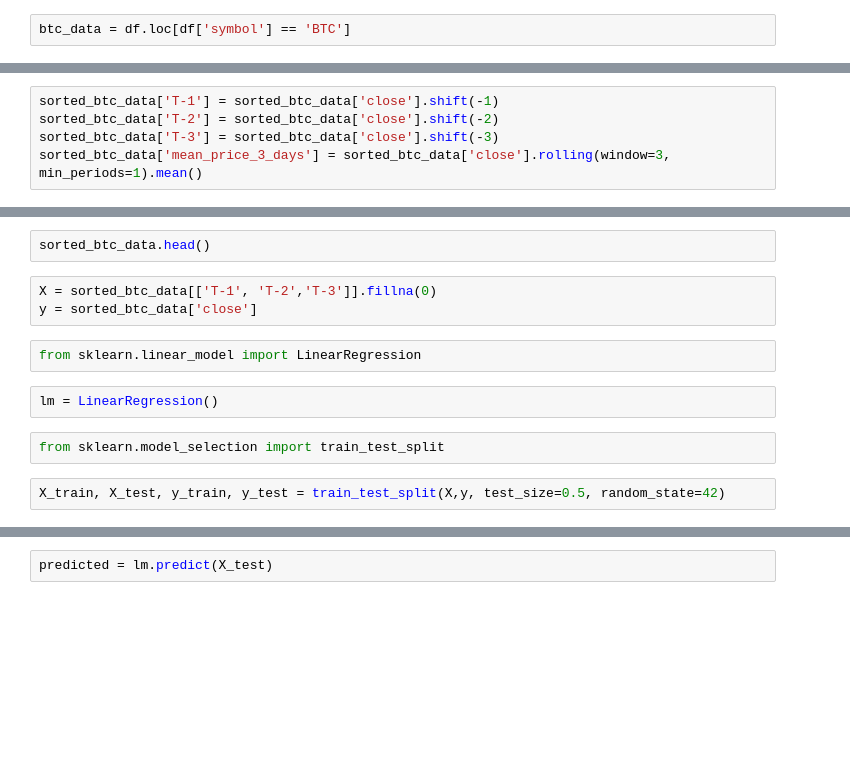
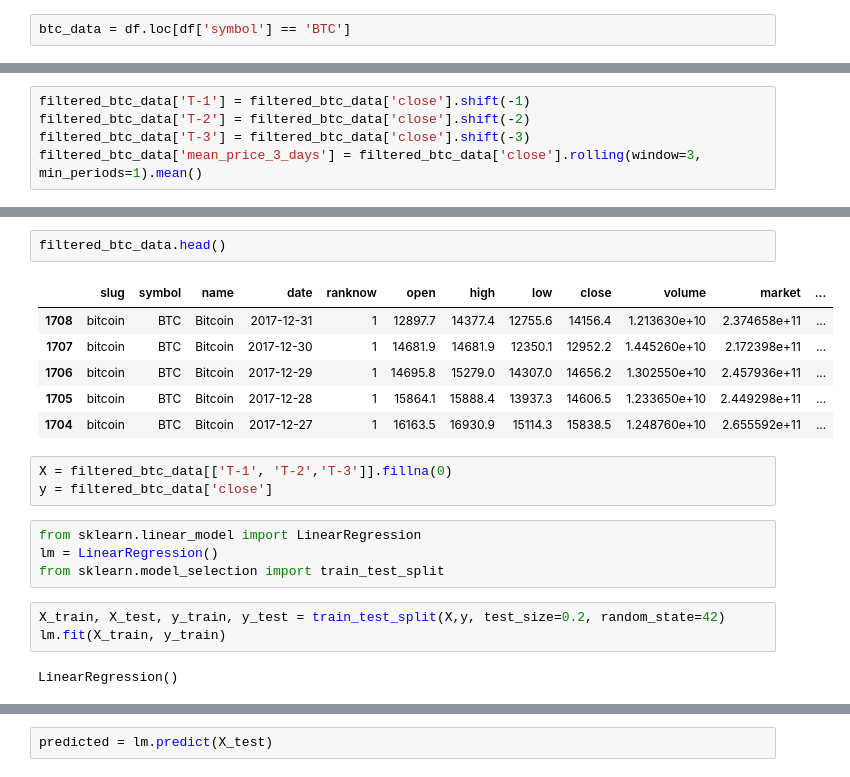
Before and after one commit to ryyeh/dsi-team4-project, a Jupyter notebook: code/Project1.ipynb, the cells around one changed output, grey strips where cells are left out. Drawn from its saved outputs; the diff is of its cells as text; blank space fills up the shorter version.

```diff
--- a/code/Project1.ipynb
+++ b/code/Project1.ipynb
@@ -18,5 +60,5 @@ sorted_btc_data
 # %%
-sorted_btc_data['T-1'] = sorted_btc_data['close'].shift(-1)
-sorted_btc_data['T-2'] = sorted_btc_data['close'].shift(-2)
-sorted_btc_data['T-3'] = sorted_btc_data['close'].shift(-3)
-sorted_btc_data['mean_price_3_days'] = sorted_btc_data['close'].rolling(window=3, min_periods=1).mean()
+filtered_btc_data['T-1'] = filtered_btc_data['close'].shift(-1)
+filtered_btc_data['T-2'] = filtered_btc_data['close'].shift(-2)
+filtered_btc_data['T-3'] = filtered_btc_data['close'].shift(-3)
+filtered_btc_data['mean_price_3_days'] = filtered_btc_data['close'].rolling(window=3, min_periods=1).mean()
@@ -23,13 +86,21 @@ sorted_btc_data['mean_price_3_days'] = sorted_btc_data['close'].rolling(window=3
 # %%
-sorted_btc_data.head()
+filtered_btc_data.head()
+# %% [output]
+|  | slug | symbol | name | date | ranknow | open | high | low | close | volume | market | ... |
+| 1708 | bitcoin | BTC | Bitcoin | 2017-12-31 | 1 | 12897.7 | 14377.4 | 12755.6 | 14156.4 | 1.213630e+10 | 2.374658e+11 | ... |
+| 1707 | bitcoin | BTC | Bitcoin | 2017-12-30 | 1 | 14681.9 | 14681.9 | 12350.1 | 12952.2 | 1.445260e+10 | 2.172398e+11 | ... |
+| 1706 | bitcoin | BTC | Bitcoin | 2017-12-29 | 1 | 14695.8 | 15279.0 | 14307.0 | 14656.2 | 1.302550e+10 | 2.457936e+11 | ... |
+| 1705 | bitcoin | BTC | Bitcoin | 2017-12-28 | 1 | 15864.1 | 15888.4 | 13937.3 | 14606.5 | 1.233650e+10 | 2.449298e+11 | ... |
+| 1704 | bitcoin | BTC | Bitcoin | 2017-12-27 | 1 | 16163.5 | 16930.9 | 15114.3 | 15838.5 | 1.248760e+10 | 2.655592e+11 | ... |
 # %%
-X = sorted_btc_data[['T-1', 'T-2','T-3']].fillna(0)
-y = sorted_btc_data['close']
+X = filtered_btc_data[['T-1', 'T-2','T-3']].fillna(0)
+y = filtered_btc_data['close']
 # %%
 from sklearn.linear_model import LinearRegression
+lm = LinearRegression()
+from sklearn.model_selection import train_test_split
-# %%
-lm = LinearRegression()
-# %%
-from sklearn.model_selection import train_test_split
 # %%
-X_train, X_test, y_train, y_test = train_test_split(X,y, test_size=0.5, random_state=42)
+X_train, X_test, y_train, y_test = train_test_split(X,y, test_size=0.2, random_state=42)
+lm.fit(X_train, y_train)
+# %% [output]
+LinearRegression()
```
Also changed, not shown: parts of 13 cells of this notebook.
